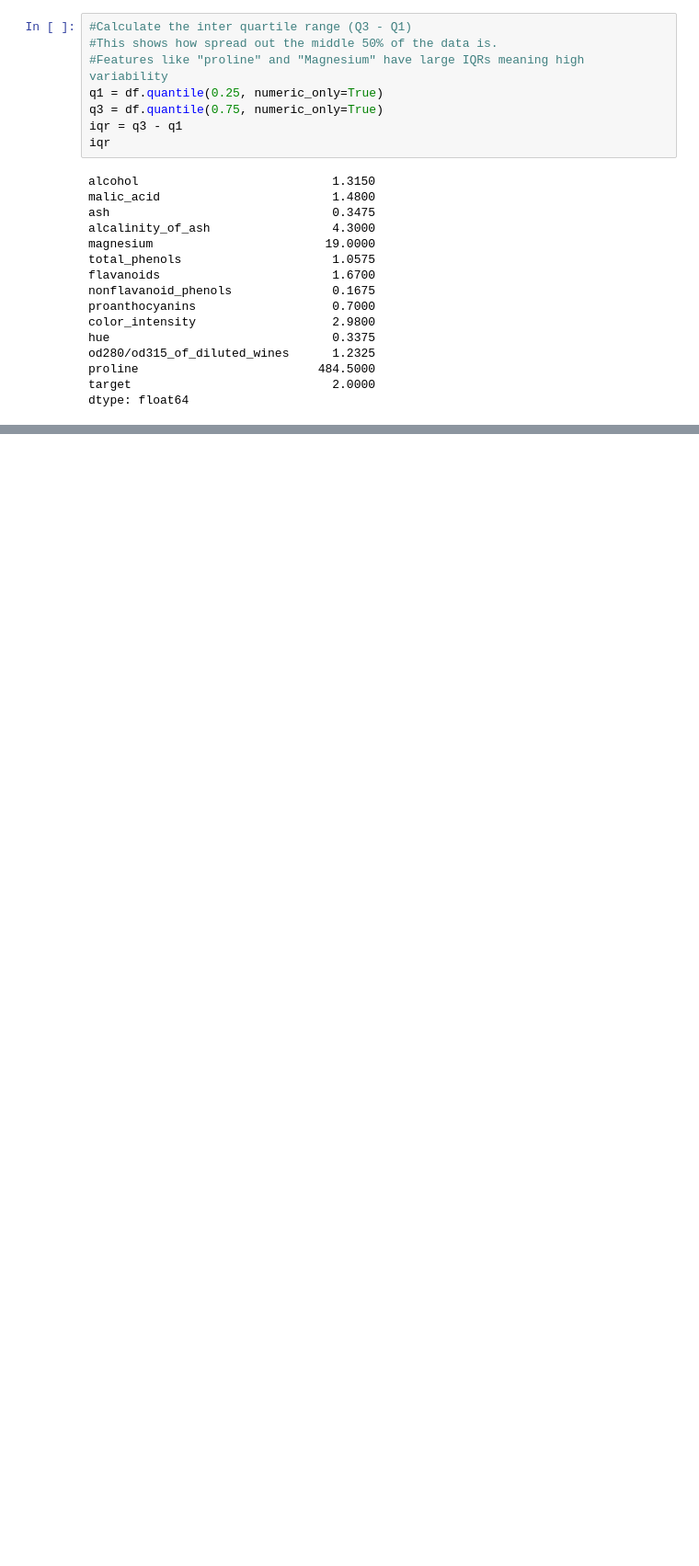
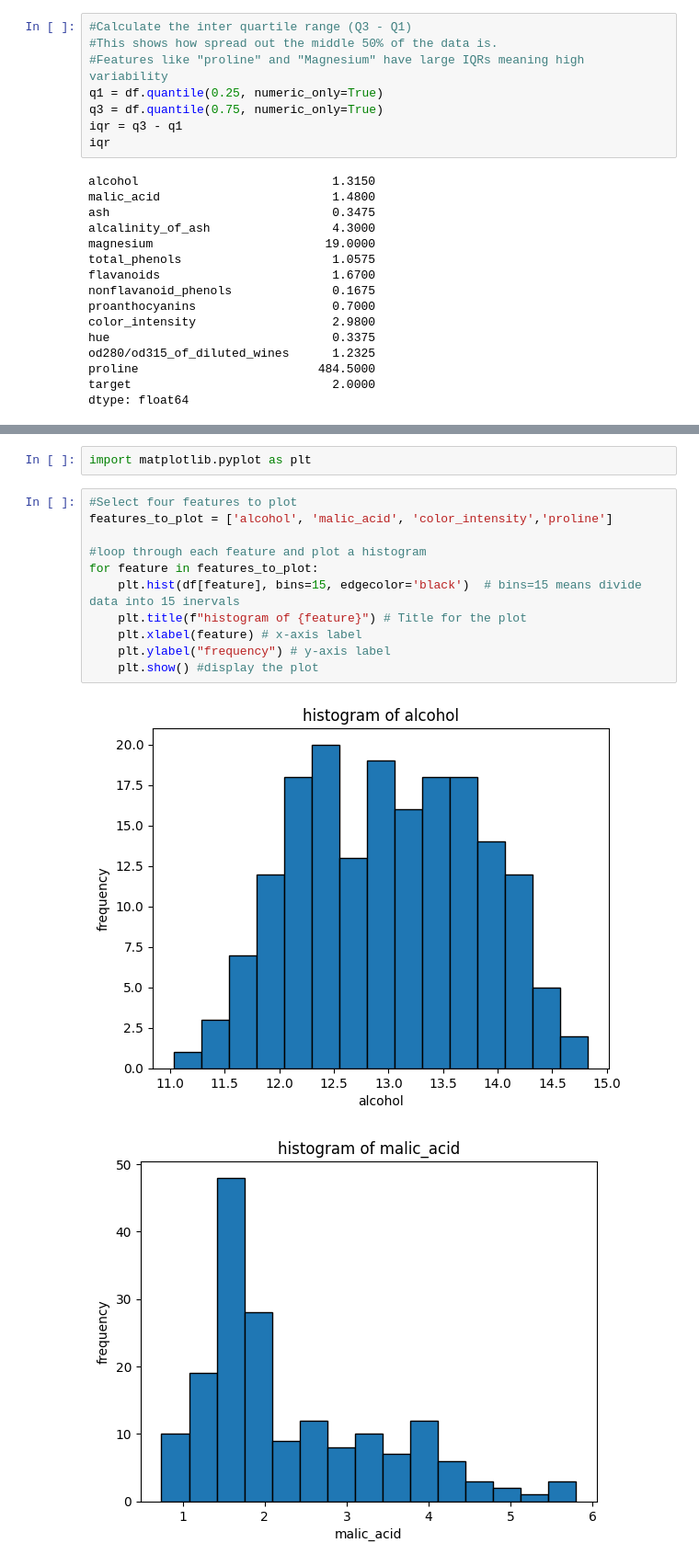
Before and after one commit to eannaforde/Principles_of_data_analytics, a Jupyter notebook: tasks.ipynb, the cells around one changed output, grey strips where cells are left out. Shown at 92% size. Drawn from its saved outputs; the diff is of its cells as text; blank space fills up the shorter version.

Commit message:
plot hostograms

```diff
--- a/tasks.ipynb
+++ b/tasks.ipynb
@@ -162,0 +165,16 @@ dtype: float64
+# %%
+import matplotlib.pyplot as plt
+# %%
+#Select four features to plot
+features_to_plot = ['alcohol', 'malic_acid', 'color_intensity','proline']
+
+#loop through each feature and plot a histogram
+for feature in features_to_plot:
+    plt.hist(df[feature], bins=15, edgecolor='black')  # bins=15 means divide data into 15 inervals
+    plt.title(f"histogram of {feature}") # Title for the plot
+    plt.xlabel(feature) # x-axis label
+    plt.ylabel("frequency") # y-axis label
+    plt.show() #display the plot
+# %% [output]
+[figure, added]
+[figure, added]
```
Also changed, not shown: parts of 2 cells of this notebook.
